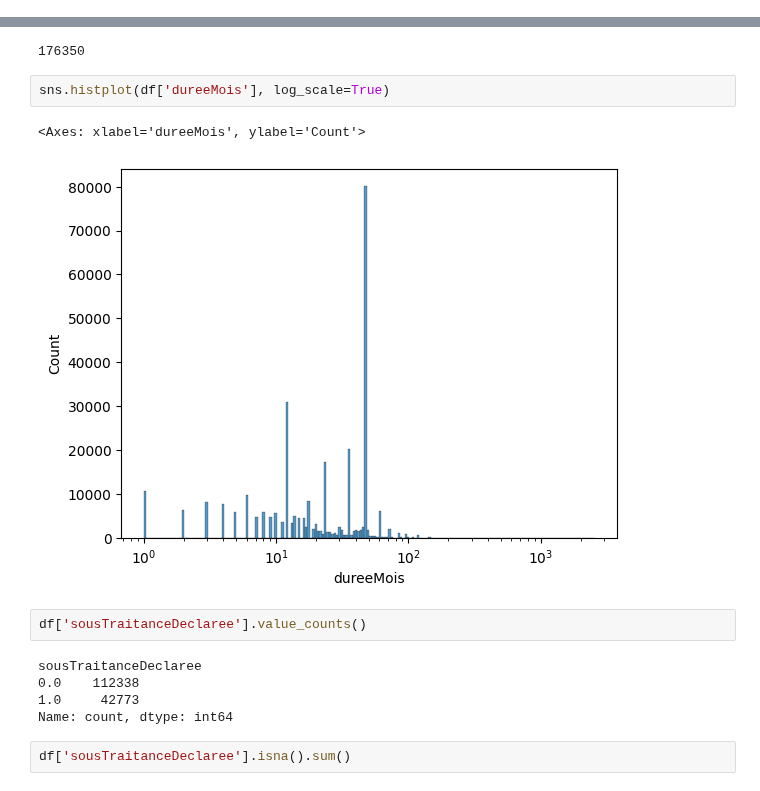
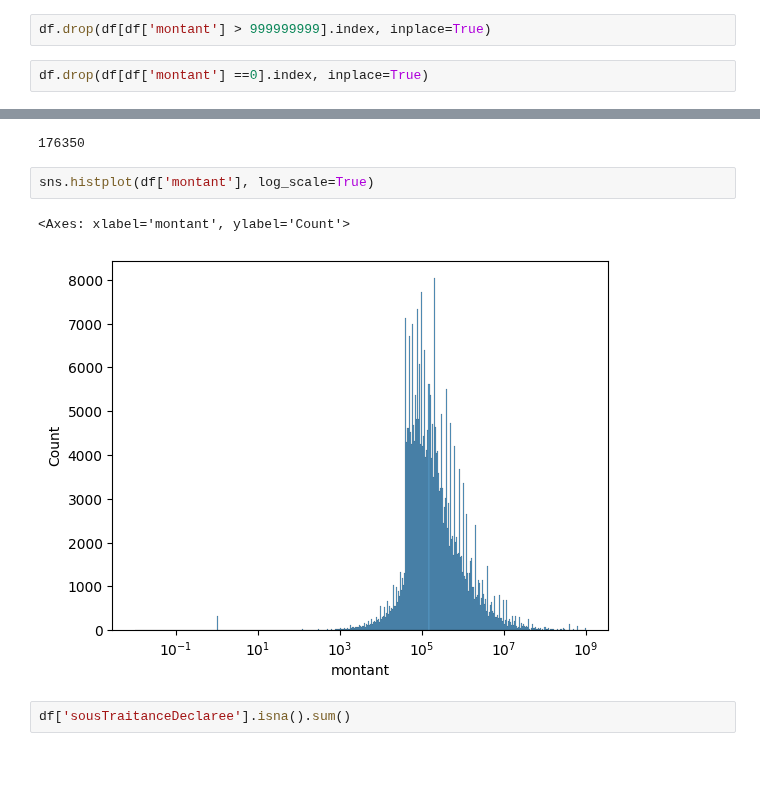
Before and after one commit to RonanB400/decp_ml, a Jupyter notebook: notebooks/PC_explo.ipynb, the cells around one changed output, grey strips where cells are left out. Cells and saved outputs as stored; diff of their text form; blank space fills up the shorter version.

Commit message:
drop outliers

```diff
--- a/notebooks/PC_explo.ipynb
+++ b/notebooks/PC_explo.ipynb
@@ -98,0 +71,4 @@ Name: count, dtype: int64
+# %%
+df.drop(df[df['montant'] > 999999999].index, inplace=True)
+# %%
+df.drop(df[df['montant'] ==0].index, inplace=True)
@@ -215,17 +153,10 @@ df['marcheInnovant'].isna().sum()
 # %% [output]
 176350
 # %%
-sns.histplot(df['dureeMois'], log_scale=True)
+sns.histplot(df['montant'], log_scale=True)
 # %% [output]
-<Axes: xlabel='dureeMois', ylabel='Count'>
+<Axes: xlabel='montant', ylabel='Count'>
-[figure, old version]
+[figure, new version]
-# %%
-df['sousTraitanceDeclaree'].value_counts()
-# %% [output]
-sousTraitanceDeclaree
-0.0    112338
-1.0     42773
-Name: count, dtype: int64
 # %%
 df['sousTraitanceDeclaree'].isna().sum()
 # %% [output]
```
Also changed, not shown: parts of 13 cells of this notebook.
